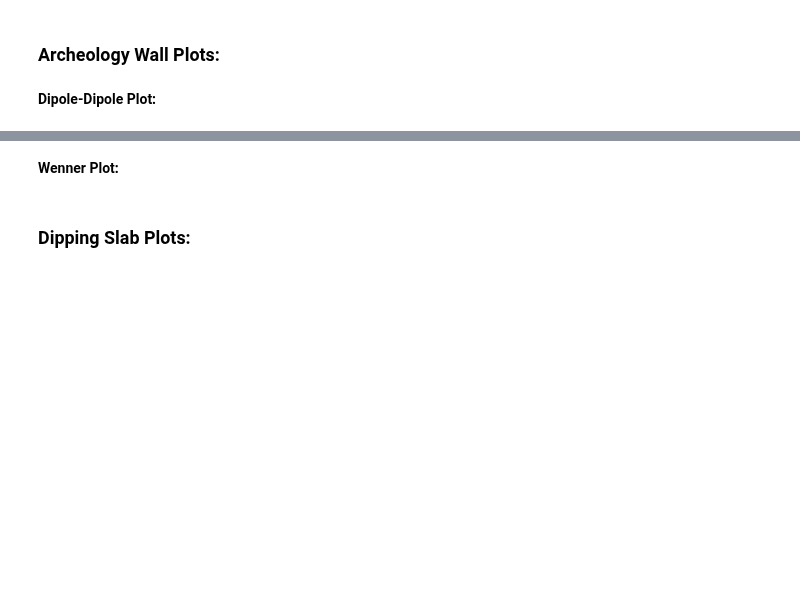
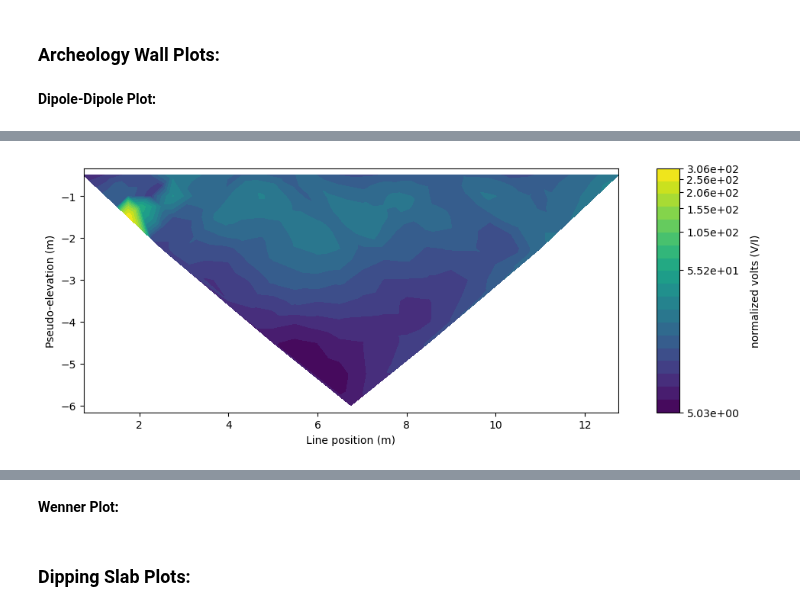
Before and after one commit to lillian-hanson/gpgn-318-328-notebooks, a Jupyter notebook: Labs/resitivity/10-lab-work.ipynb, the cells around one changed output, grey strips where cells are left out. Drawn from its saved outputs; the diff is of its cells as text; code cells hidden in the pictures; blank space fills up the shorter version.

```diff
--- a/Labs/resitivity/10-lab-work.ipynb
+++ b/Labs/resitivity/10-lab-work.ipynb
@@ -60,0 +80,39 @@ N = np.c_[arch_dipole_data['N(x)'],arch_dipole_data['N(z)']]
+# %%
+# create a NaN and inf mask
+mask_valid = np.isfinite(norm_v) & (norm_v > 0)
+
+if not np.any(mask_valid):
+    raise ValueError("No valid finite positive values in norm_v for log scaling.")
+
+# mask the electrode locations
+A_valid = A[mask_valid]
+B_valid = B[mask_valid]
+M_valid = M[mask_valid]
+N_valid = N[mask_valid]
+norm_v_valid = norm_v[mask_valid]
+
+# filter out the survey itself
+survey_valid, sort_index_valid = static_utils.generate_survey_from_abmn_locations(
+    locations_a=A_valid,
+    locations_b=B_valid,
+    locations_m=M_valid,
+    locations_n=N_valid,
+    data_type='volt',
+    output_sorting=True
+)
+
+# compute valid log-scale values
+vmin = np.min(norm_v_valid)
+vmax = np.max(norm_v_valid)
+levels = np.logspace(np.log10(vmin), np.log10(vmax), 20)
+norm = mpl.colors.LogNorm(vmin=vmin, vmax=vmax)
+
+# plot on the log scale
+ax, im = static_utils.plot_pseudosection(
+    survey_valid,
+    norm_v_valid,
+    cbar_label='normalized volts (V/I)',
+    contourf_opts={'levels': levels, 'norm': norm}
+)
+# %% [output]
+[figure, added]
```
Also changed, not shown: parts of 7 cells of this notebook, 1 other file.
